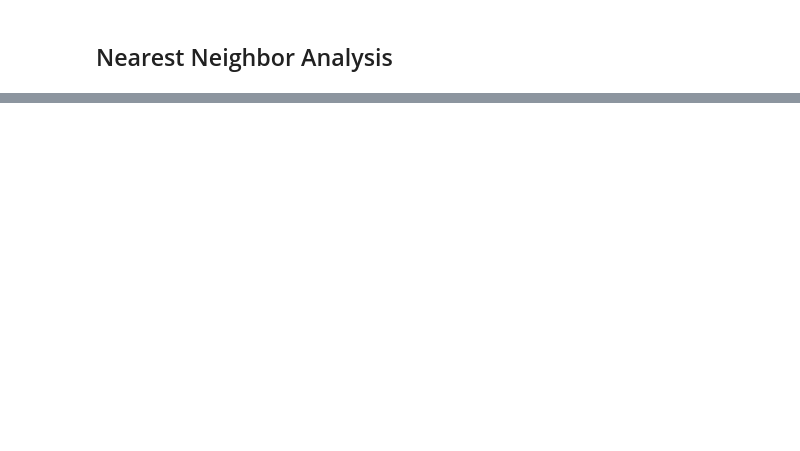
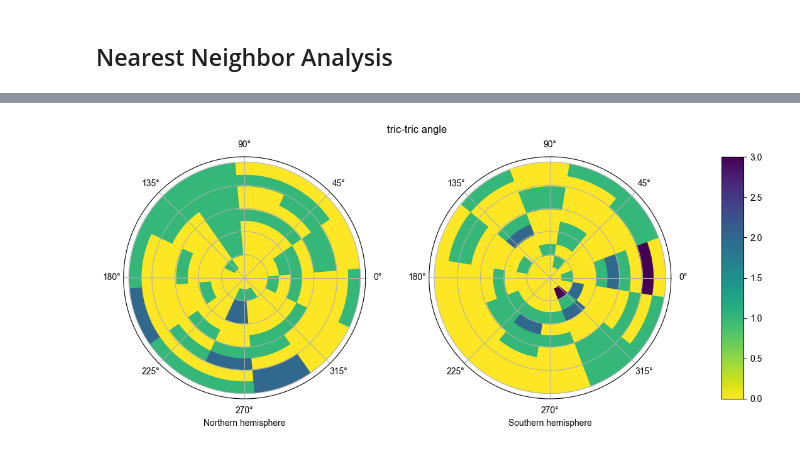
Before and after one commit to turonova/cryoCAT, a Jupyter notebook: docs/source/tutorials/nearest_neighbor_analysis/nearest_neighbor_analysis.ipynb, the cells around one changed output, grey strips where cells are left out. Saved outputs shown, nothing was run; the diff lists cells and outputs as text; code cells hidden in the pictures; blank space fills up the shorter version.

```diff
--- a/docs/source/tutorials/nearest_neighbor_analysis/nearest_neighbor_analysis.ipynb
+++ b/docs/source/tutorials/nearest_neighbor_analysis/nearest_neighbor_analysis.ipynb
@@ -44,0 +46,5 @@ nn.plot_nn_rot_coord_df(stats_ribo2min70, displ_threshold=70, marker_size=2, tit
+# %%
+stats_tric_tric = ra.get_nn_stats(motl_tric, motl_tric, pixel_size = pixel_size)
+visplot.plot_orientational_distribution(stats_tric_tric[['rot_x','rot_y', 'rot_z']].values, graph_title='tric-tric angle', radius_bin=11, theta_bin=13)
+# %% [output]
+[figure, added]
```
Also changed, not shown: parts of 3 cells of this notebook, 6 other files.
